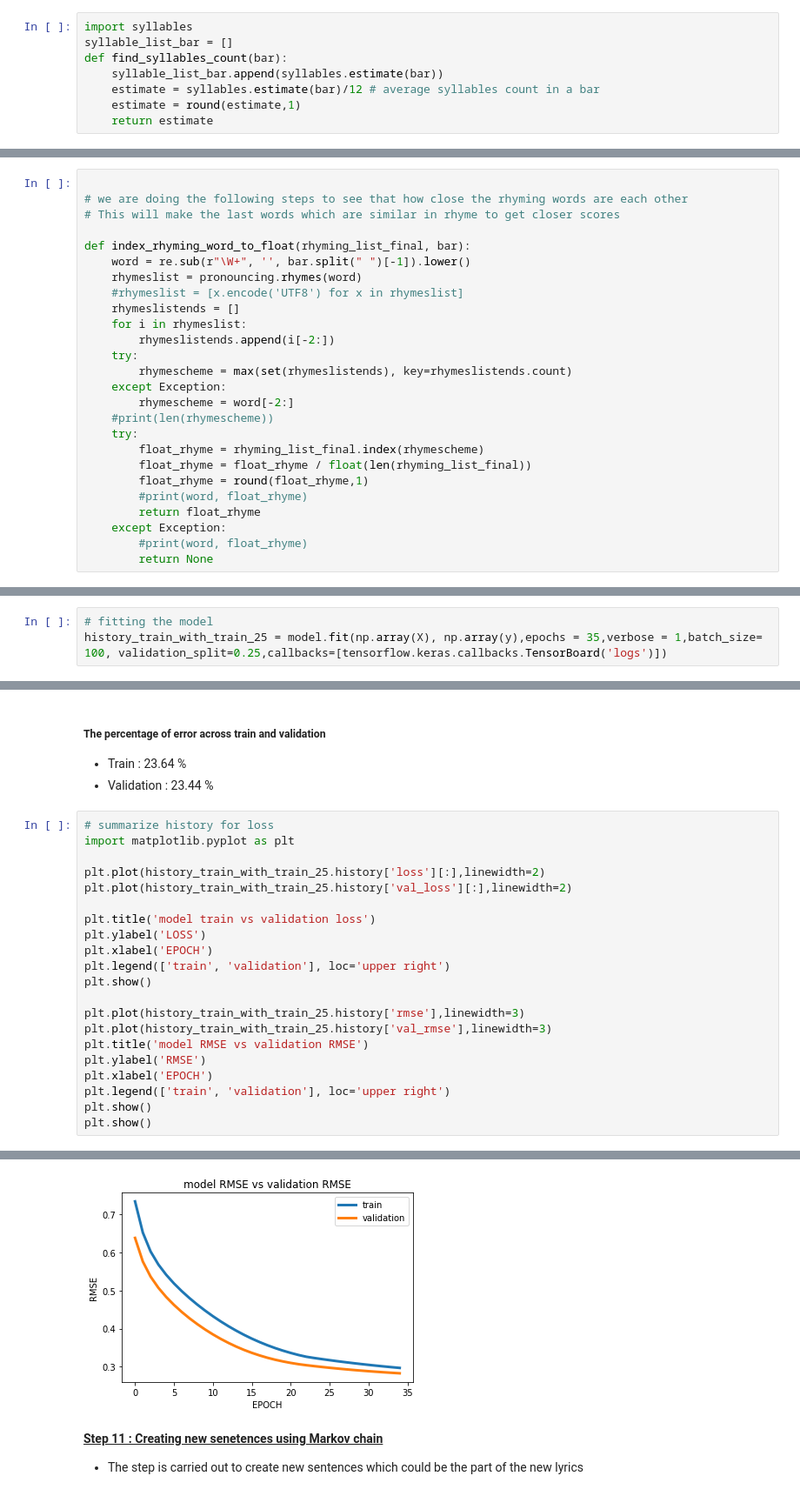
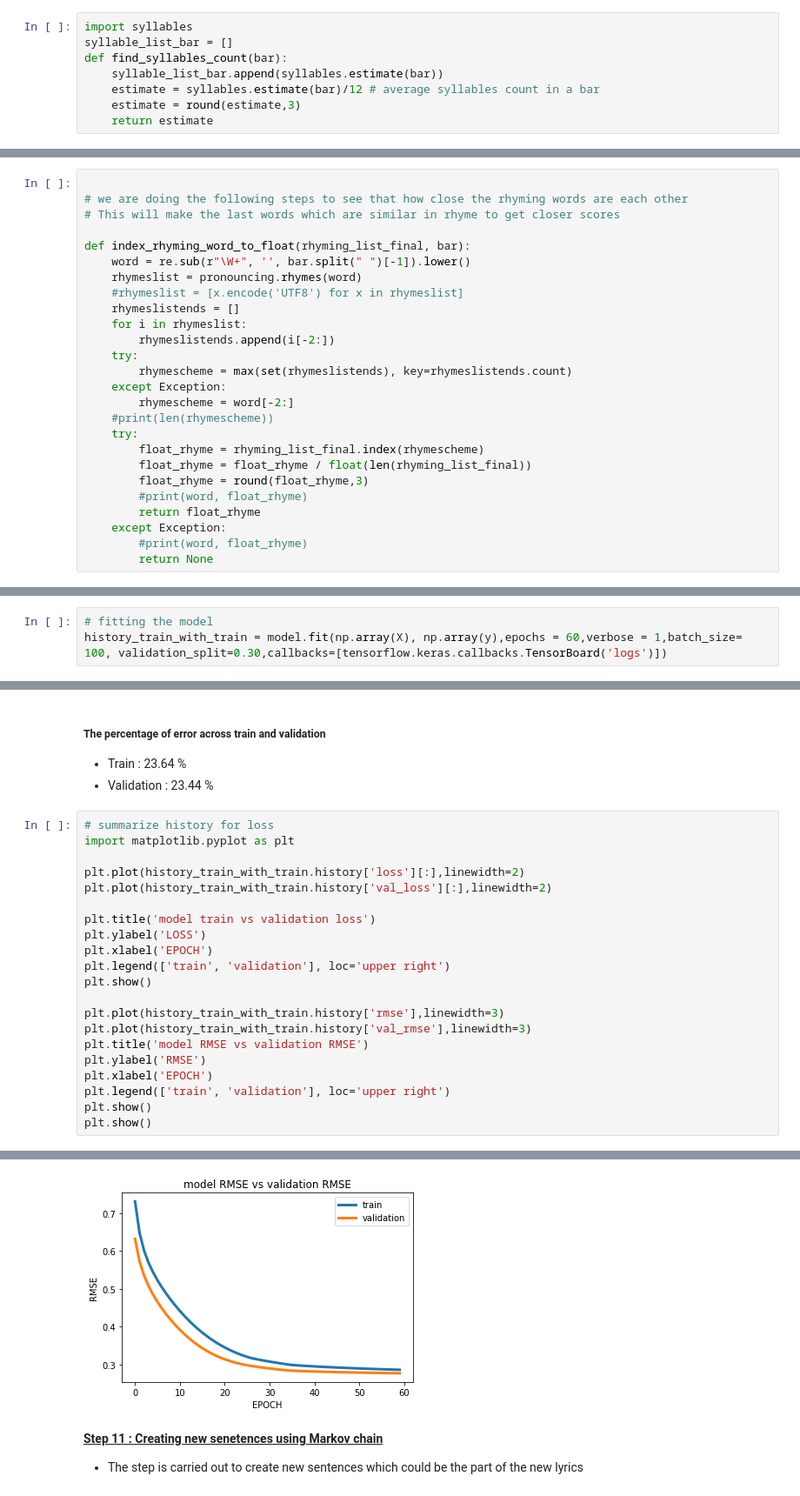
Before and after one commit to satwik2663/Deep-Learning-Rap-Lyrics-genrator, a Jupyter notebook: generator.ipynb, the cells around one changed output, grey strips where cells are left out. Shown at 87% size. Cells and saved outputs as stored; diff of their text form.

```diff
--- a/generator.ipynb
+++ b/generator.ipynb
@@ -251,7 +251,7 @@ syllable_list_bar = []
 def find_syllables_count(bar):
     syllable_list_bar.append(syllables.estimate(bar))
     estimate = syllables.estimate(bar)/12 # average syllables count in a bar
-    estimate = round(estimate,1)
+    estimate = round(estimate,3)
     return estimate
 # %% [markdown]
 <b> <u>Step 7: we would convert the index of our rhyming 2 character into float value</b> </u>
@@ -280,7 +280,7 @@ def index_rhyming_word_to_float(rhyming_list_final, bar):
     try:
         float_rhyme = rhyming_list_final.index(rhymescheme)
         float_rhyme = float_rhyme / float(len(rhyming_list_final))
-        float_rhyme = round(float_rhyme,1)
+        float_rhyme = round(float_rhyme,3)
         #print(word, float_rhyme)
         return float_rhyme
     except Exception:
@@ -451,5 +446,5 @@ _________________________________________________________________
 # we tried alot of possible combinations of model paramters but these were the best set of parameters for LSTM as seen from the graph of loss and Root mean squared error
 # %%
 # fitting the model
-history_train_with_train_25 = model.fit(np.array(X), np.array(y),epochs = 35,verbose = 1,batch_size= 100, validation_split=0.25,callbacks=[tensorflow.keras.callbacks.TensorBoard('logs')])
+history_train_with_train = model.fit(np.array(X), np.array(y),epochs = 60,verbose = 1,batch_size= 100, validation_split=0.30,callbacks=[tensorflow.keras.callbacks.TensorBoard('logs')])
 # %% [output]
@@ -485,8 +480,8 @@ Epoch 35/35
 # summarize history for loss
 import matplotlib.pyplot as plt
 
-plt.plot(history_train_with_train_25.history['loss'][:],linewidth=2)
-plt.plot(history_train_with_train_25.history['val_loss'][:],linewidth=2)
+plt.plot(history_train_with_train.history['loss'][:],linewidth=2)
+plt.plot(history_train_with_train.history['val_loss'][:],linewidth=2)
 
 plt.title('model train vs validation loss')
 plt.ylabel('LOSS')
@@ -494,8 +489,8 @@ plt.xlabel('EPOCH')
 plt.legend(['train', 'validation'], loc='upper right')
 plt.show()
 
-plt.plot(history_train_with_train_25.history['rmse'],linewidth=3)
-plt.plot(history_train_with_train_25.history['val_rmse'],linewidth=3)
+plt.plot(history_train_with_train.history['rmse'],linewidth=3)
+plt.plot(history_train_with_train.history['val_rmse'],linewidth=3)
 plt.title('model RMSE vs validation RMSE')
 plt.ylabel('RMSE')
 plt.xlabel('EPOCH')
@@ -507,4 +502,4 @@ plt.show()
-[figure, old version]
+[figure, new version]
 # %% [markdown]
 <b> <u> Step 11 : Creating new senetences using Markov chain </b> </u>
 - The step is carried out to create new sentences which could be the part of the new lyrics
```
Also changed, not shown: parts of 16 cells of this notebook, 1 other file.
